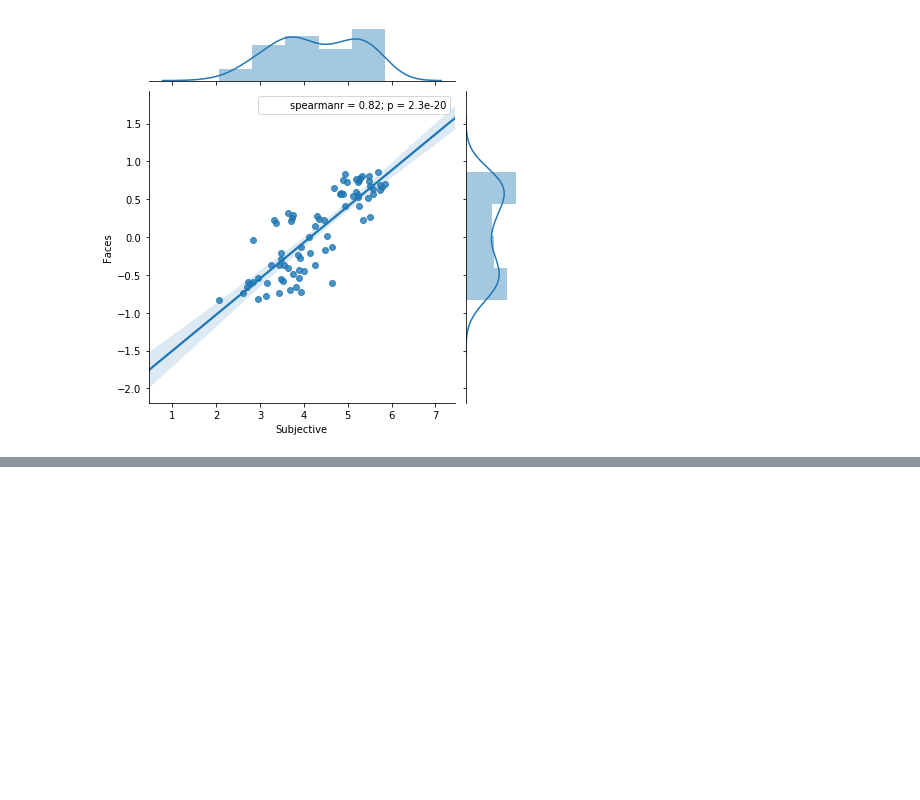
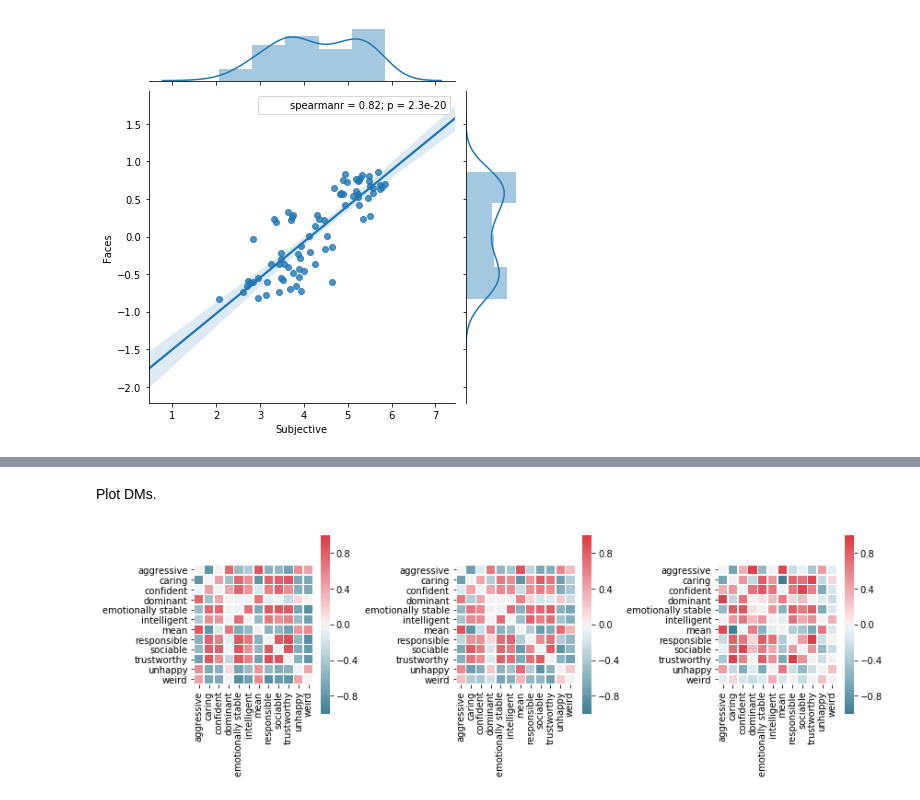
Before and after one commit to rystoli/rystoli.github.io, a Jupyter notebook: files/tl_study1.ipynb, the cells around one changed output, grey strips where cells are left out. Drawn from its saved outputs; the diff is of its cells as text; code cells hidden in the pictures; blank space fills up the shorter version.

```diff
--- a/files/tl_study1.ipynb
+++ b/files/tl_study1.ipynb
@@ -71,0 +80,33 @@ sns.jointplot("Subjective", "Faces", data=fso, kind="reg", stat_func=spearmanr)
+# %%
+# Todorov karolinska data
+todorov_raw = pd.read_csv('./todorov_karolinska.csv',index_col='stimID')
+todorovDM = 1 - pdist(todorov_raw.transpose(),metric='correlation')
+
+# Faces DM, drop Egotistic
+faces_raw_dropego = faces_raw.drop('egotistic',axis=1)
+T_facesDM = 1 - pdist(faces_raw_dropego.transpose(),metric='correlation')
+
+# Subjective DM, drop Egotistic
+subjective_egotistic = [i for i,index in enumerate(list(subjective_raw.index)) if 'egotistic' in index ]
+subjective_raw_dropego = subjective_raw.drop(subjective_raw.index[subjective_egotistic])
+T_subjectiveDM = subjective_raw_dropego['similarity']
+
+T_fso = pd.DataFrame([ todorovDM, T_facesDM, T_subjectiveDM ],
+                  ['Todorov','T_Faces','T_Subjective']).transpose()
+# %% [markdown]
+Plot DMs.
+# %%
+# plot settings
+fig, axs = plt.subplots(ncols=3,figsize=(12,4))
+labels = faces_raw_dropego.columns.values
+cmap = sns.diverging_palette(220, 10, as_cmap=True)
+
+sns.heatmap( pd.DataFrame(squareform(T_fso['Todorov']), columns=labels, index=labels),
+            cmap=cmap, center=0, square=True, linewidths=.5, vmin=-1, vmax=1, ax=axs[0] )
+sns.heatmap( pd.DataFrame(squareform(T_fso['T_Faces']), columns=labels, index=labels),
+            cmap=cmap, center=0, square=True, linewidths=.5, vmin=-1, vmax=1, ax=axs[1] )
+sns.heatmap( pd.DataFrame(squareform(vec_rescale(T_fso['T_Subjective'],-1,1)), columns=labels, index=labels),
+            cmap=cmap, center=0, square=True, linewidths=.5, vmin=-1, vmax=1, ax=axs[2] )
+plt.tight_layout()
+# %% [output]
+[figure, added]
```
Also changed, not shown: parts of 4 cells of this notebook.
